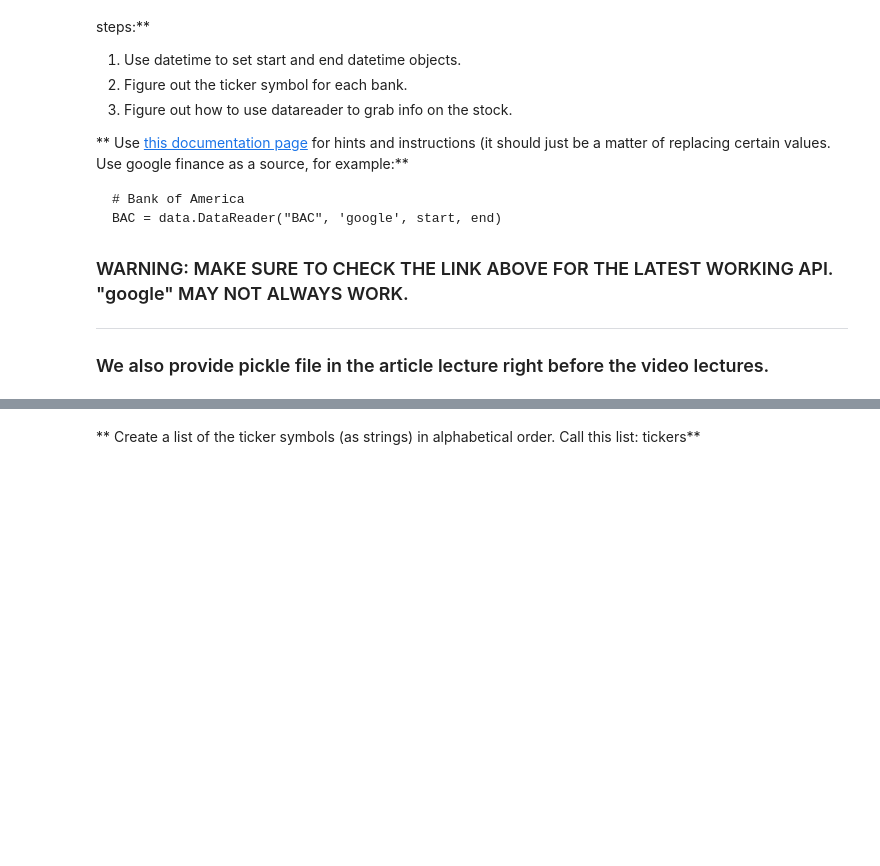
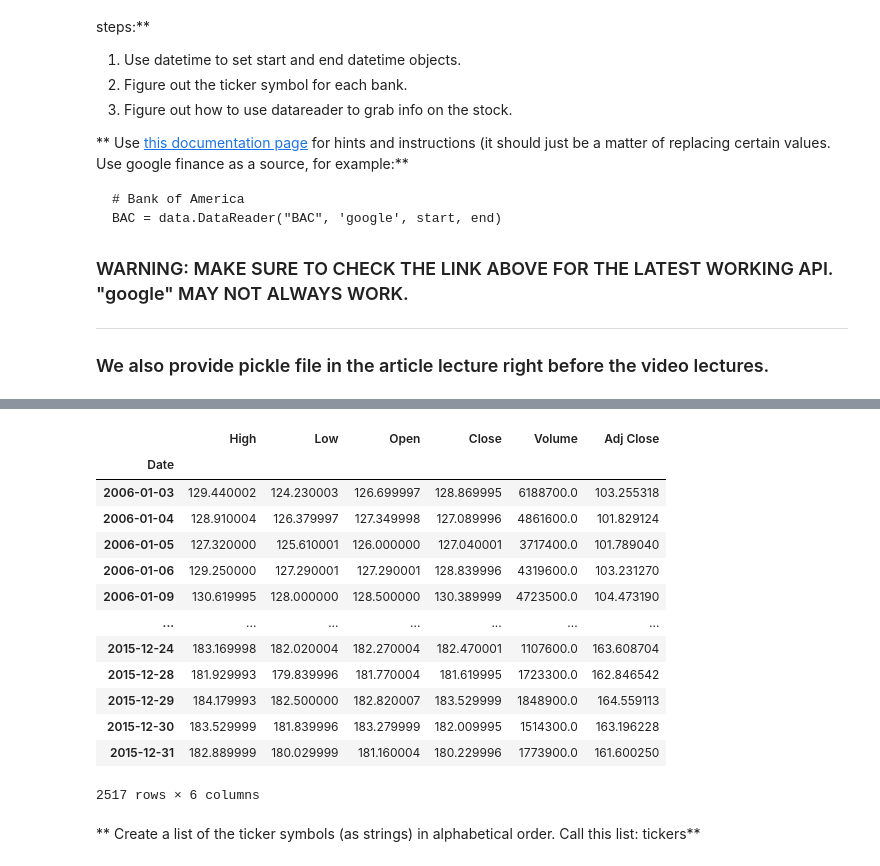
Before and after one commit to neighborpil/PY_PythonForDataScienceAndMachineLearningBootcamp, a Jupyter notebook: Py_DS_ML_Bootcamp-master/10-Data-Capstone-Projects/03-Finance Project.ipynb, the cells around one changed output, grey strips where cells are left out. Drawn from its saved outputs; the diff is of its cells as text; code cells hidden in the pictures; blank space fills up the shorter version.

```diff
--- a/Py_DS_ML_Bootcamp-master/10-Data-Capstone-Projects/03-Finance Project.ipynb
+++ b/Py_DS_ML_Bootcamp-master/10-Data-Capstone-Projects/03-Finance Project.ipynb
@@ -78,2 +90,19 @@ BAC
+# %%
+GS
+# %% [output]
+|  | High | Low | Open | Close | Volume | Adj Close |
+| Date |  |  |  |  |  |  |
+| 2006-01-03 | 129.440002 | 124.230003 | 126.699997 | 128.869995 | 6188700.0 | 103.255318 |
+| 2006-01-04 | 128.910004 | 126.379997 | 127.349998 | 127.089996 | 4861600.0 | 101.829124 |
+| 2006-01-05 | 127.320000 | 125.610001 | 126.000000 | 127.040001 | 3717400.0 | 101.789040 |
+| 2006-01-06 | 129.250000 | 127.290001 | 127.290001 | 128.839996 | 4319600.0 | 103.231270 |
+| 2006-01-09 | 130.619995 | 128.000000 | 128.500000 | 130.389999 | 4723500.0 | 104.473190 |
+| ... | ... | ... | ... | ... | ... | ... |
+| 2015-12-24 | 183.169998 | 182.020004 | 182.270004 | 182.470001 | 1107600.0 | 163.608704 |
+| 2015-12-28 | 181.929993 | 179.839996 | 181.770004 | 181.619995 | 1723300.0 | 162.846542 |
+| 2015-12-29 | 184.179993 | 182.500000 | 182.820007 | 183.529999 | 1848900.0 | 164.559113 |
+| 2015-12-30 | 183.529999 | 181.839996 | 183.279999 | 182.009995 | 1514300.0 | 163.196228 |
+| 2015-12-31 | 182.889999 | 180.029999 | 181.160004 | 180.229996 | 1773900.0 | 161.600250 |
+2517 rows × 6 columns
 # %% [markdown]
 ** Create a list of the ticker symbols (as strings) in alphabetical order. Call this list: tickers**
```
Also changed, not shown: parts of 13 cells of this notebook.
